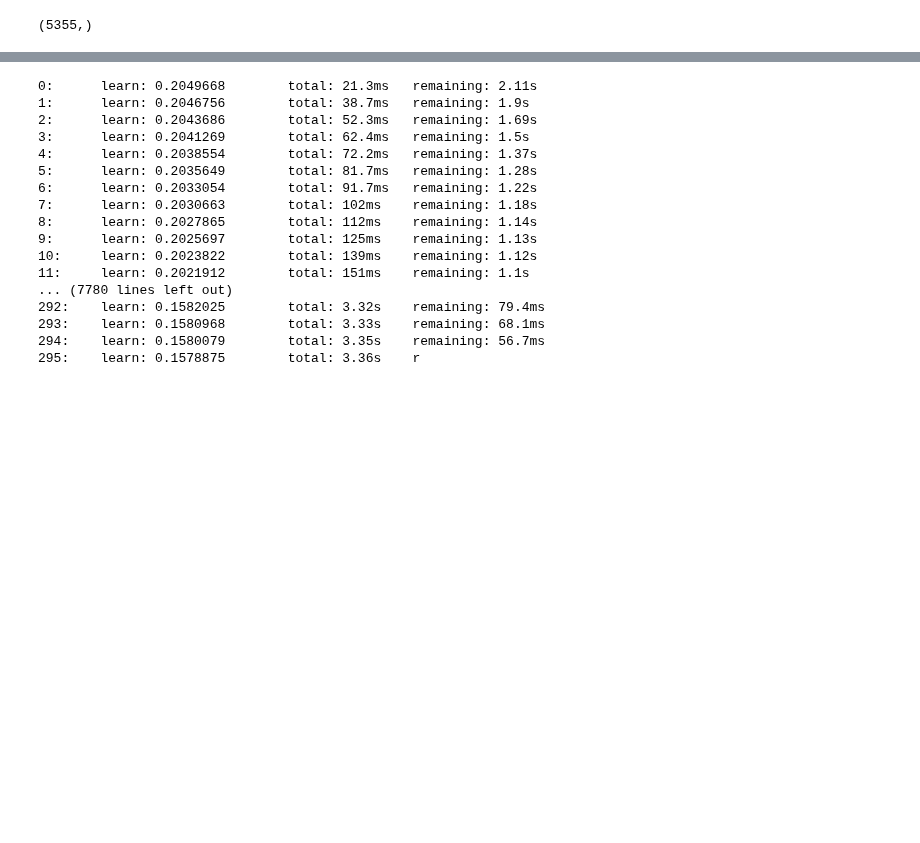
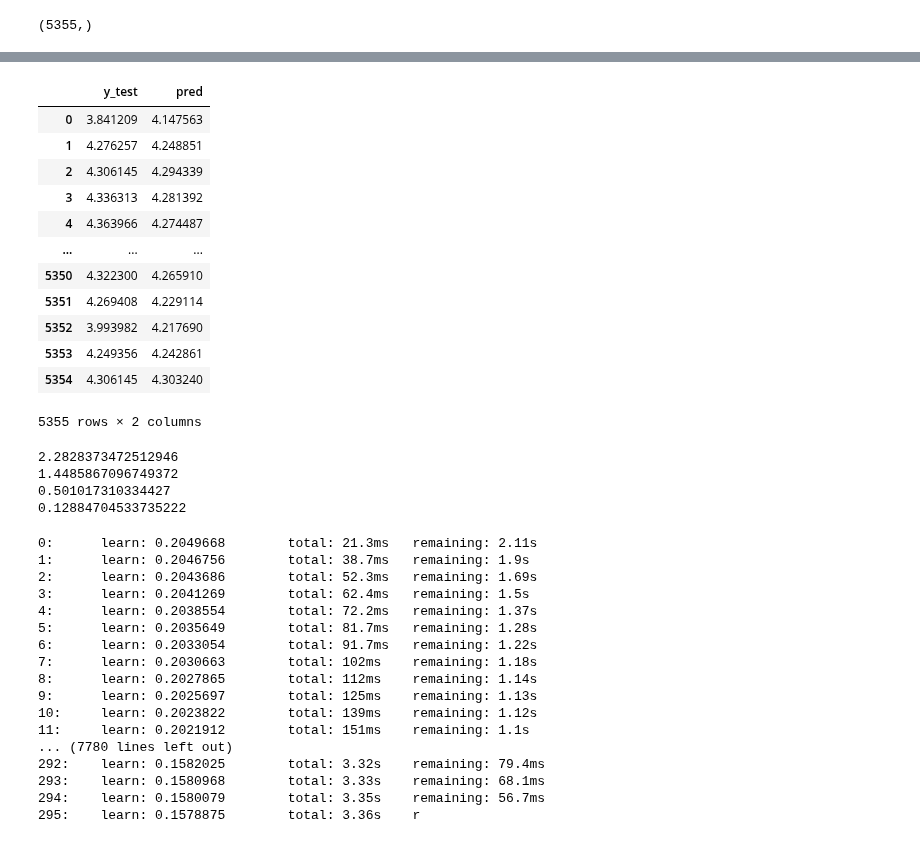
Before and after one commit to MargheSerena/Group-project, a Jupyter notebook: MG_lightgbm_test.ipynb, the cells around one changed output, grey strips where cells are left out. Cells and saved outputs as stored; diff of their text form; code cells hidden in the pictures; blank space fills up the shorter version.

```diff
--- a/MG_lightgbm_test.ipynb
+++ b/MG_lightgbm_test.ipynb
@@ -271,7 +271,7 @@ def catboost_execute(X_train,
     solution["RMSE"] = rmse_cat
     solution["MAE"] = mae_cat
 
-    return solution
+    return solution, pred
 # %%
 y_test.shape
 # %% [output]
@@ -280,7 +280,7 @@ y_test.shape
 # default values 100, 0.1, 3
 #  tuned values = 300, 0.05, 8, 1
 
-catboost_execute(X_train_NOIMAGE,
+solution, pred = catboost_execute(X_train_NOIMAGE,
                  X_test_NOIMAGE,
                  y_train,
                  y_test,
@@ -312,0 +324,18 @@ RMSE (CatBoost): 0.20555
+# %%
+pred_ytest_df = pd.DataFrame(pred, y_test).reset_index().rename(columns={0:"pred", "weighted rating":"y_test"})
+# %%
+pred_ytest_df
+# %% [output]
+|  | y_test | pred |
+| 0 | 3.841209 | 4.147563 |
+| 1 | 4.276257 | 4.248851 |
+| 2 | 4.306145 | 4.294339 |
+| 3 | 4.336313 | 4.281392 |
+| 4 | 4.363966 | 4.274487 |
+| ... | ... | ... |
+| 5350 | 4.322300 | 4.265910 |
+| 5351 | 4.269408 | 4.229114 |
+| 5352 | 3.993982 | 4.217690 |
+| 5353 | 4.249356 | 4.242861 |
+| 5354 | 4.306145 | 4.303240 |
+5355 rows × 2 columns
@@ -313,3 +357,13 @@ RMSE (CatBoost): 0.20555
+# %%
+print(RMSE1_2)
+print(RMSE2_3)
+print(RMSE3_4)
+print(RMSE4_5)
+# %% [output]
+2.2828373472512946
+1.4485867096749372
+0.501017310334427
+0.12884704533735222
 # %%
 from sklearn.model_selection import GridSearchCV
 # %%
```
Also changed, not shown: parts of 4 cells of this notebook.
